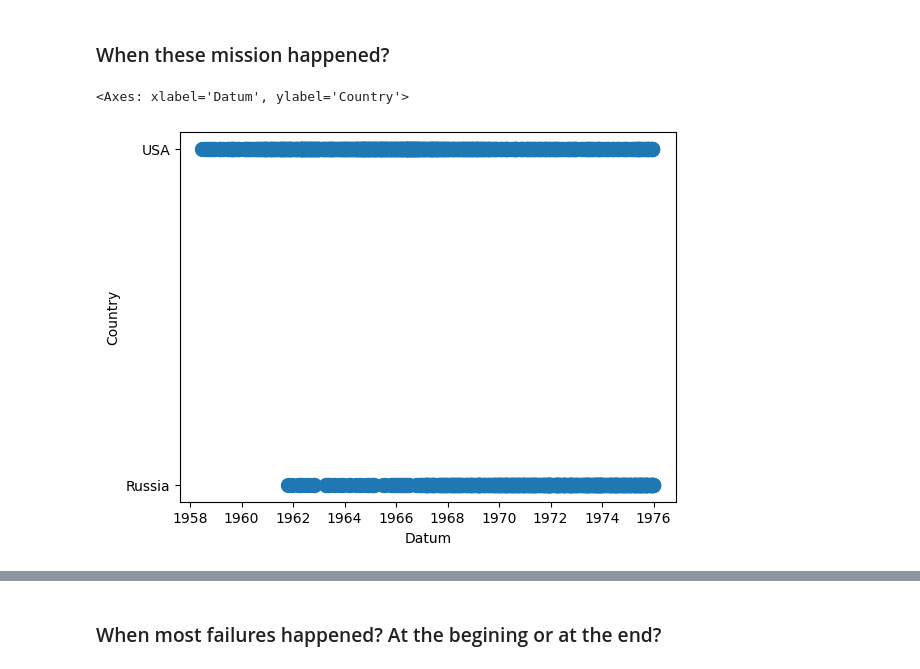
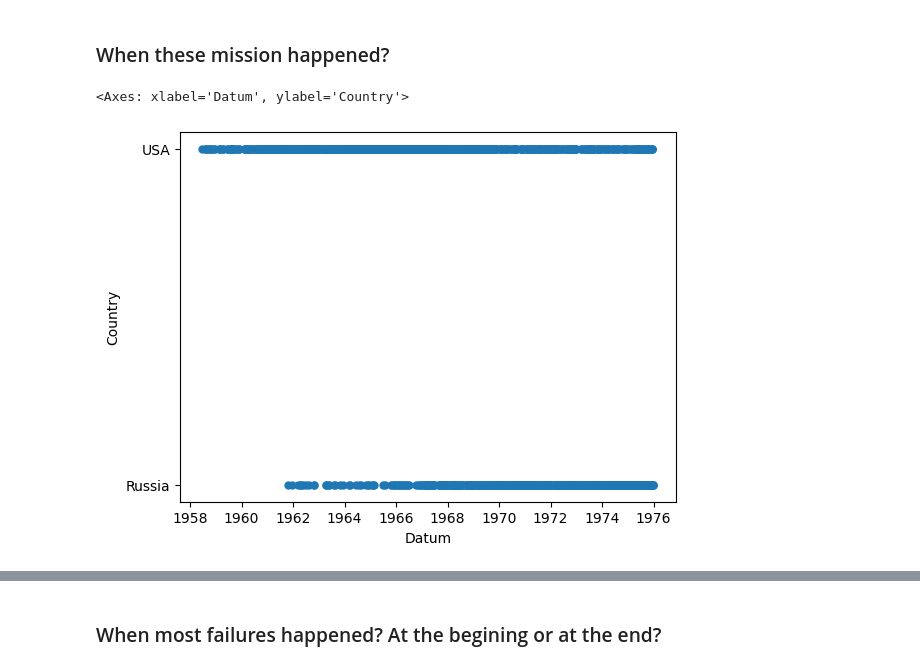
Before and after one commit to Vronst/space_race_analysis, a Jupyter notebook: Space_race_analysis.ipynb, the cells around one changed output, grey strips where cells are left out. Saved outputs shown, nothing was run; the diff lists cells and outputs as text; code cells hidden in the pictures.

Commit message:
delete output, added better graphs

```diff
--- a/Space_race_analysis.ipynb
+++ b/Space_race_analysis.ipynb
@@ -163,7 +163,7 @@ success_and_fail.plot(kind='bar', stacked=True, figsize=(15,5), color={'Success'
 # %% [markdown]
 ### When these mission happened?
 # %%
-space_race.plot.scatter(x='Datum', y='Country', s=100)
+space_race.plot.scatter(x='Datum', y='Country', s=25)
 # %% [output]
 <Axes: xlabel='Datum', ylabel='Country'>
-[figure, old version]
+[figure, new version]
```
Also changed, not shown: parts of 15 cells of this notebook, 2 other files.
